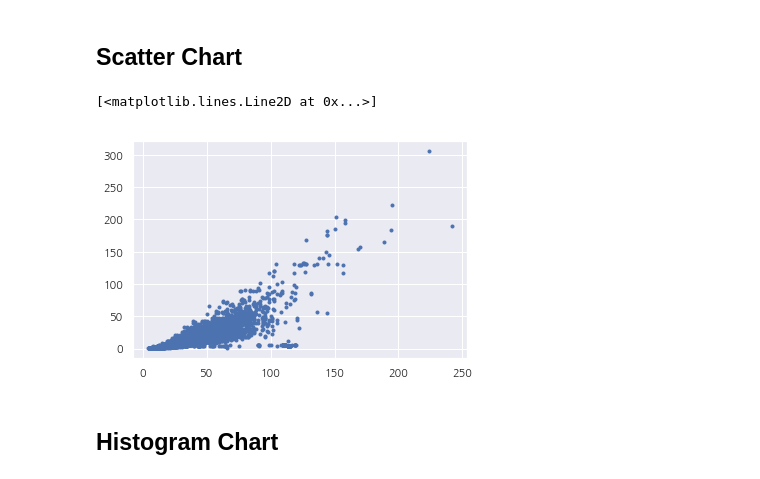
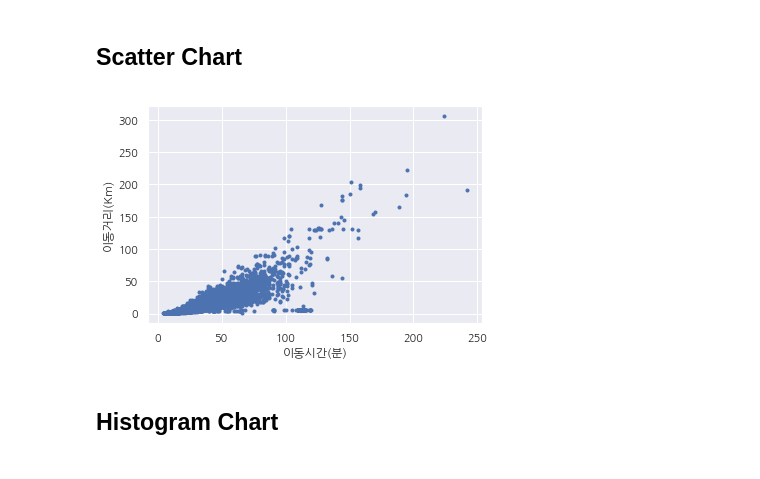
Before and after one commit to dano-ai/data-analysis-basic, a Jupyter notebook: 4.데이터 시각화.ipynb, the cells around one changed output. Drawn from its saved outputs; the diff is of its cells as text; code cells hidden in the pictures.

Commit message:
Update notebooks
add bar chart
add df.append

```diff
--- a/4.데이터 시각화.ipynb
+++ b/4.데이터 시각화.ipynb
@@ -52,10 +60,12 @@ Index(['예약코드', '접수일자', '예약일자', '예약시간', '종료
 # %% [markdown]
 ## Scatter Chart
 # %%
-plt.plot(df['이동시간(분)'],df['이동거리(Km)'],'.')
+plt.plot(df['이동시간(분)'], df['이동거리(Km)'], '.')
+plt.xlabel("이동시간(분)")
+plt.ylabel("이동거리(Km)")
+plt.show()
 # %% [output]
-[<matplotlib.lines.Line2D at 0x...>]
-[figure, old version]
+[figure, new version]
 # %% [markdown]
 ## Histogram Chart
 # %%
```
Also changed, not shown: parts of 9 cells of this notebook, 2 other files.
